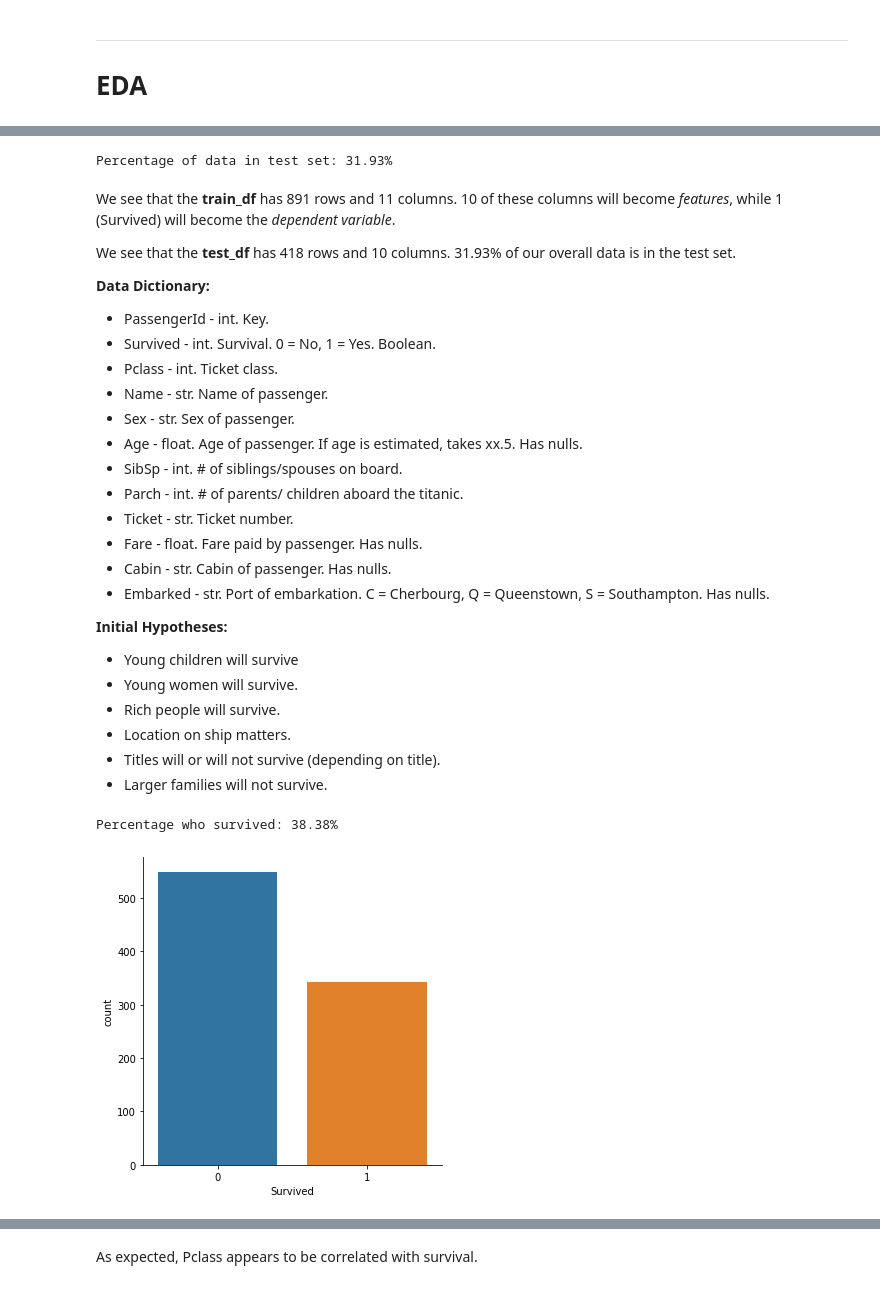
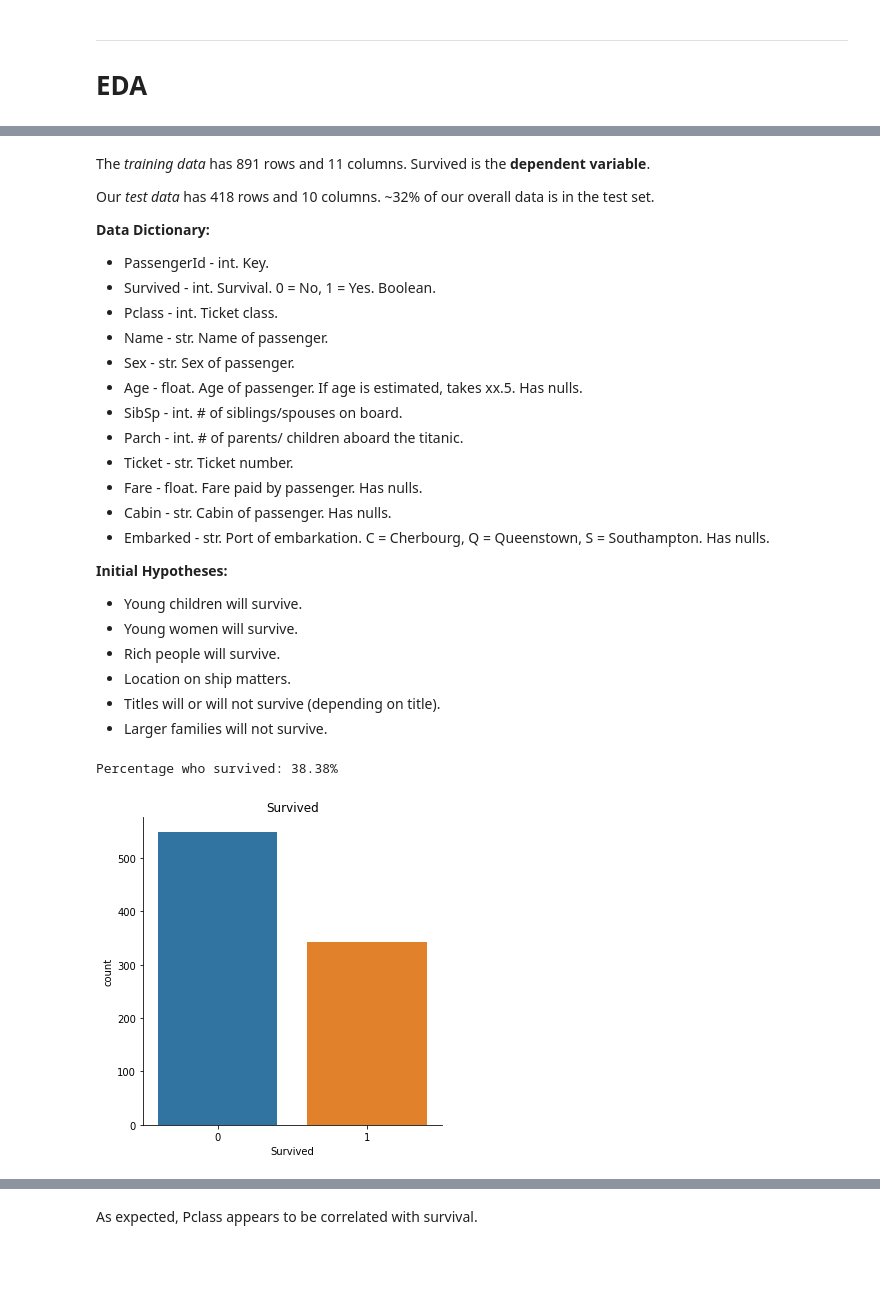
Before and after one commit to levimjoseph/kaggle-public, a Jupyter notebook: titanic-levimjoseph.ipynb, the cells around one changed output, grey strips where cells are left out. Saved outputs shown, nothing was run; the diff lists cells and outputs as text; code cells hidden in the pictures; blank space fills up the shorter version.

```diff
--- a/titanic-levimjoseph.ipynb
+++ b/titanic-levimjoseph.ipynb
@@ -87,16 +91,10 @@ Data columns (total 11 columns):
  10  Embarked     418 non-null    object
 dtypes: float64(2), int64(4), object(5)
 memory usage: 36.0+ KB
-# %%
-# percentage of test set to overall set
-test_perc = round((len(test_df.index) / (len(train_df.index) + len(test_df.index)) * 100),2)
-print(f'Percentage of data in test set: {test_perc}%')
-# %% [output]
-Percentage of data in test set: 31.93%
 # %% [markdown]
-We see that the **train_df** has 891 rows and 11 columns. 10 of these columns will become *features*, while 1 (Survived) will become the *dependent variable*.
+The *training data* has 891 rows and 11 columns. Survived is the **dependent variable**.
 
-We see that the **test_df** has 418 rows and 10 columns. 31.93% of our overall data is in the test set.
+Our *test data* has 418 rows and 10 columns. ~32% of our overall data is in the test set.
 
 **Data Dictionary:**
 * PassengerId - int. Key.
@@ -113,7 +111,7 @@ We see that the **test_df** has 418 rows and 10 columns. 31.93% of our overall d
 * Embarked - str. Port of embarkation. C = Cherbourg, Q = Queenstown, S = Southampton. Has nulls.
 
 **Initial Hypotheses:**
-* Young children will survive
+* Young children will survive.
 * Young women will survive.
 * Rich people will survive.
 * Location on ship matters.
@@ -121,11 +119,12 @@ We see that the **test_df** has 418 rows and 10 columns. 31.93% of our overall d
 * Larger families will not survive.
 # %%
 # Survived
-sns.catplot(x='Survived', data=train_df, kind='count')
+sns.catplot(x='Survived', data=train_df, kind='count').set(title='Survived')
 survived_perc = round((train_df['Survived'].sum()) / len(train_df.index) * 100,2)
 print(f'Percentage who survived: {survived_perc}%')
+plt.show()
 # %% [output]
 Percentage who survived: 38.38%
-[figure, old version]
+[figure, new version]
 # %%
 # PClass
```
Also changed, not shown: parts of 56 cells of this notebook.
